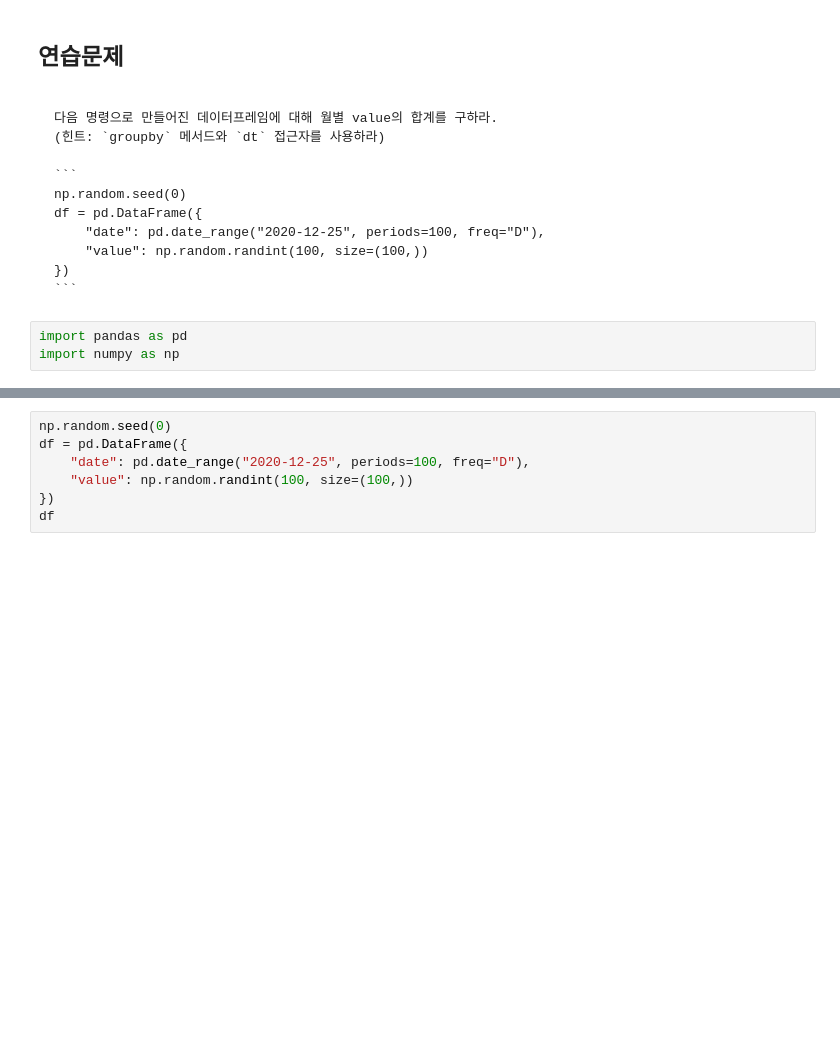
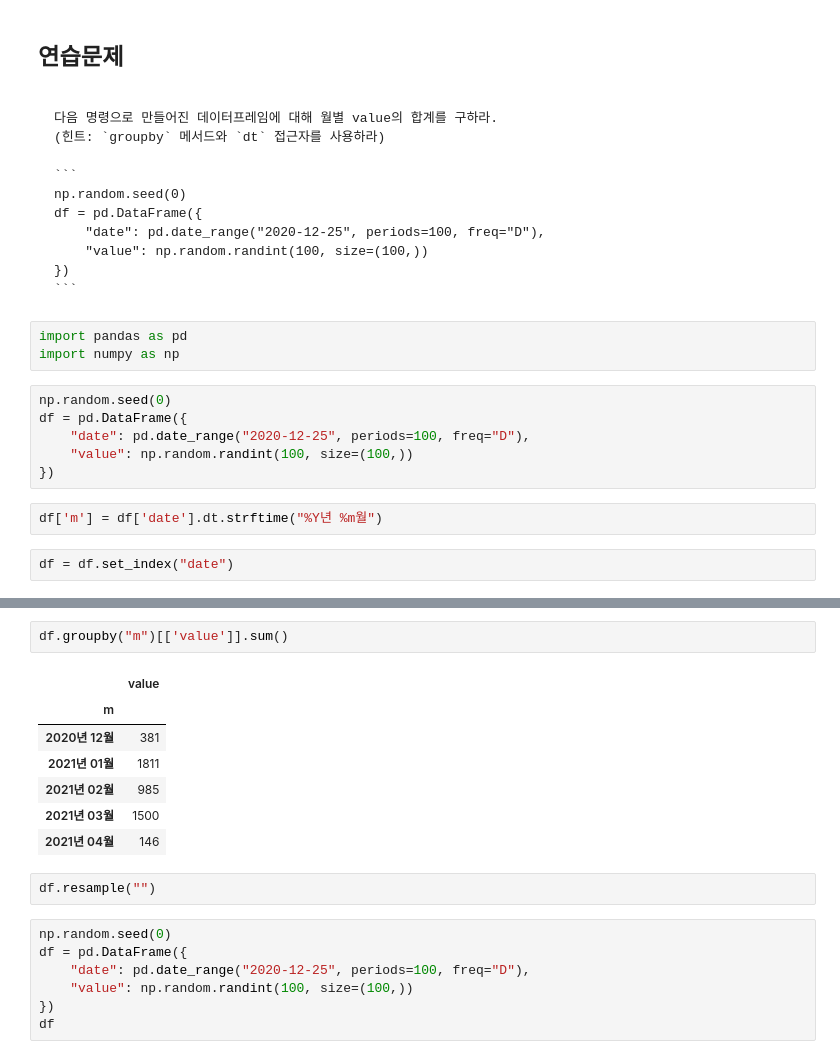
Before and after one commit to min01118/WASSUP4, a Jupyter notebook: 01_Python_Grammar/num_pandas/02_09_Pandas 시계열 자료 다루기.ipynb, the cells around one changed output, grey strips where cells are left out. Cells and saved outputs as stored; diff of their text form; blank space fills up the shorter version.

```diff
--- a/01_Python_Grammar/num_pandas/02_09_Pandas 시계열 자료 다루기.ipynb
+++ b/01_Python_Grammar/num_pandas/02_09_Pandas 시계열 자료 다루기.ipynb
@@ -554,3 +546,13 @@ df = pd.DataFrame({
 # %%
 import pandas as pd
 import numpy as np
+# %%
+np.random.seed(0)
+df = pd.DataFrame({
+    "date": pd.date_range("2020-12-25", periods=100, freq="D"),
+    "value": np.random.randint(100, size=(100,))
+})
+# %%
+df['m'] = df['date'].dt.strftime("%Y년 %m월")
+# %%
+df = df.set_index("date")
@@ -557,3 +570,15 @@ import numpy as np
+# %%
+df.groupby("m")[['value']].sum()
+# %% [output]
+|  | value |
+| m |  |
+| 2020년 12월 | 381 |
+| 2021년 01월 | 1811 |
+| 2021년 02월 | 985 |
+| 2021년 03월 | 1500 |
+| 2021년 04월 | 146 |
+# %%
+df.resample("")
 # %%
 np.random.seed(0)
 df = pd.DataFrame({
```
Also changed, not shown: parts of 17 cells of this notebook, 43 other files.
